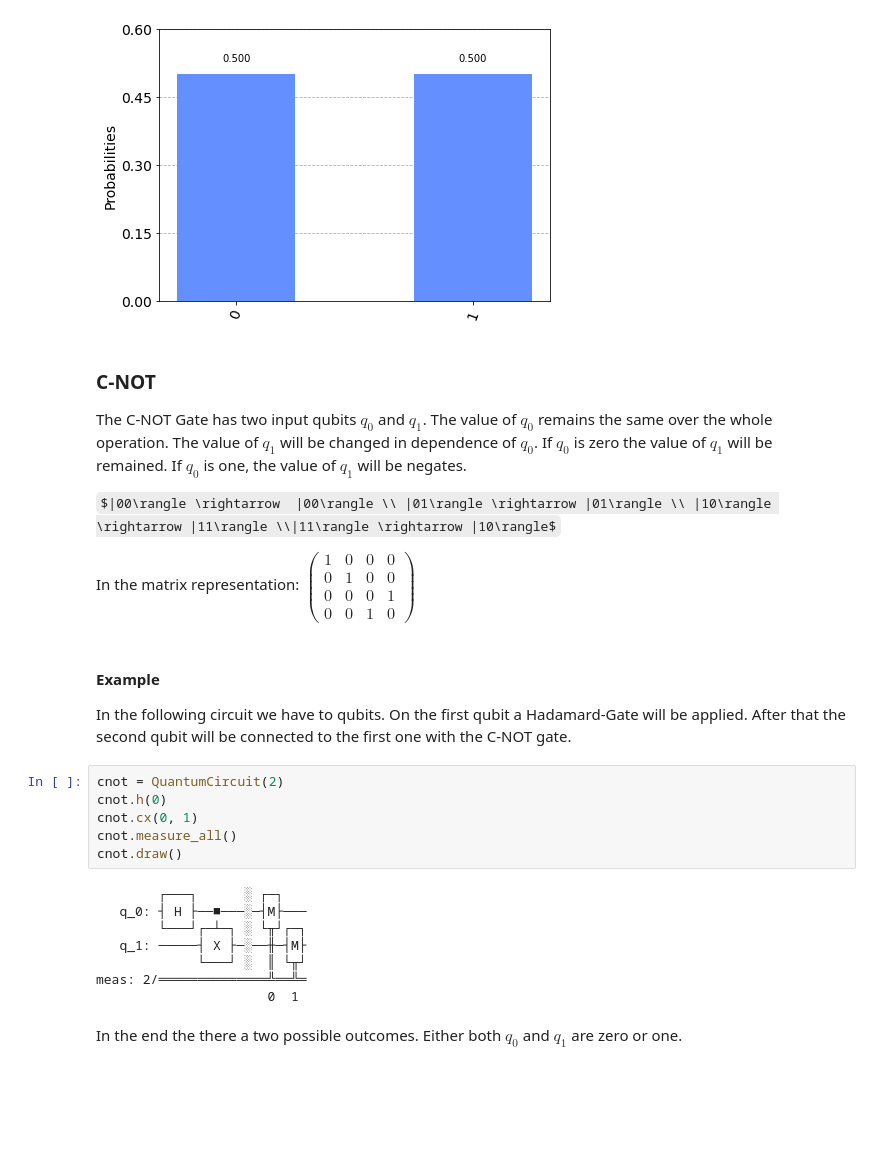
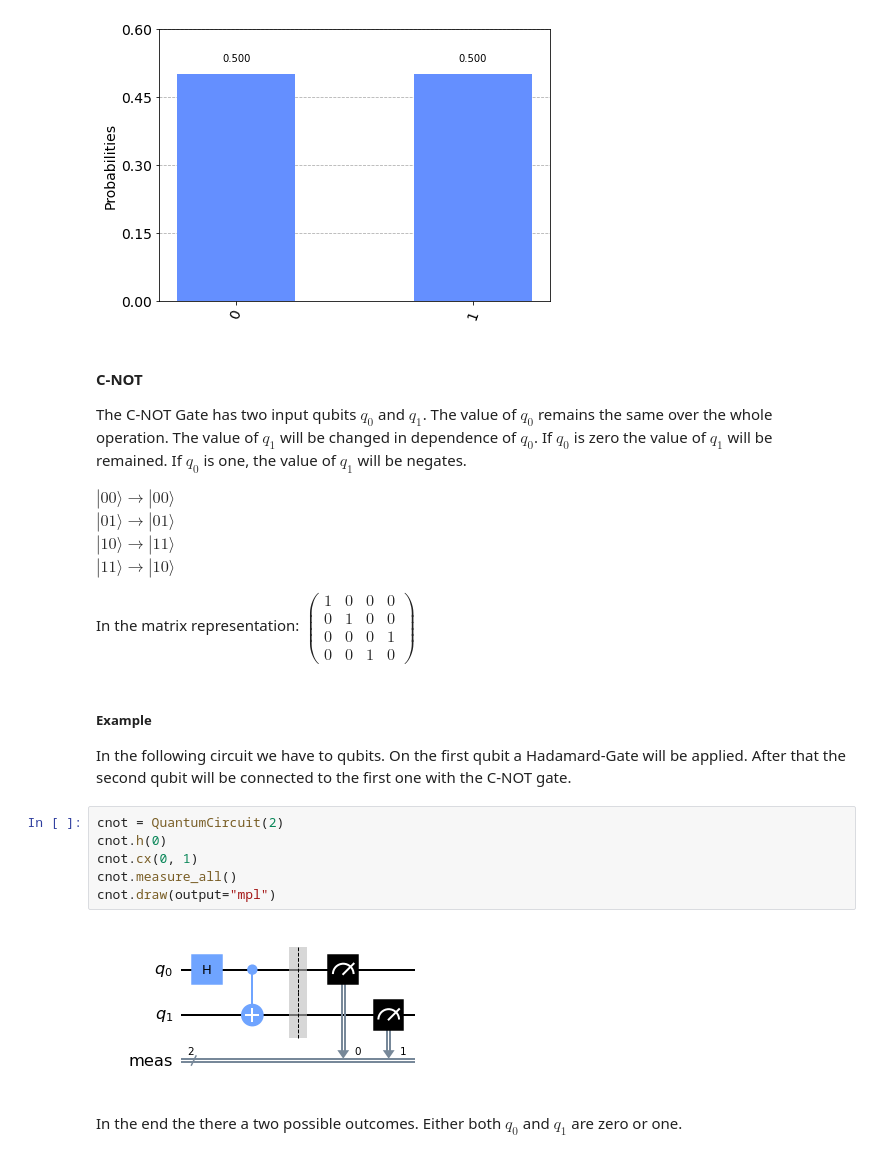
Before and after one commit to FreddyTF/QuantumBiscuit, a Jupyter notebook: Basics.ipynb, the cells around one changed output. Drawn from its saved outputs; the diff is of its cells as text; some formulas as TeX source; blank space fills up the shorter version.

```diff
--- a/Basics.ipynb
+++ b/Basics.ipynb
@@ -41,29 +47,26 @@ plot_histogram(result.get_counts(hadamard))
 # %% [output]
 [figure]
 # %% [markdown]
-### C-NOT
+#### C-NOT
 The C-NOT Gate has two input qubits $q_0$ and $q_1$. The value of $q_0$ remains the same over the whole operation. The value of $q_1$ will be changed in dependence of $q_0$. If $q_0$ is zero the value of $q_1$ will be remained. If $q_0$ is one, the value of $q_1$ will be negates.
 
-$|00\rangle \rightarrow  |00\rangle \\ |01\rangle \rightarrow |01\rangle \\ |10\rangle \rightarrow |11\rangle \\|11\rangle \rightarrow |10\rangle$
+$|00\rangle \rightarrow |00\rangle $
+$|01\rangle \rightarrow |01\rangle $
+$|10\rangle \rightarrow |11\rangle $
+$|11\rangle \rightarrow |10\rangle $
 
 In the matrix representation: $\begin{pmatrix}1 & 0 & 0 & 0 \\ 0& 1 & 0 & 0 \\ 0 & 0 & 0 & 1 \\ 0 & 0 & 1 & 0\end{pmatrix}$
 # %% [markdown]
-#### Example
+##### Example
 In the following circuit we have to qubits. On the first qubit a Hadamard-Gate will be applied. After that the second qubit will be connected to the first one with the C-NOT gate.
 # %%
 cnot = QuantumCircuit(2)
 cnot.h(0)
 cnot.cx(0, 1)
 cnot.measure_all()
-cnot.draw()
+cnot.draw(output="mpl")
 # %% [output]
-        ┌───┐      ░ ┌─┐
-   q_0: ┤ H ├──■───░─┤M├───
-        └───┘┌─┴─┐ ░ └╥┘┌─┐
-   q_1: ─────┤ X ├─░──╫─┤M├
-             └───┘ ░  ║ └╥┘
-meas: 2/══════════════╩══╩═
-                      0  1
+[figure, added]
 # %% [markdown]
 In the end the there a two possible outcomes. Either both $q_0$ and $q_1$ are zero or one.
 # %%
```
Also changed, not shown: parts of 7 cells of this notebook.
